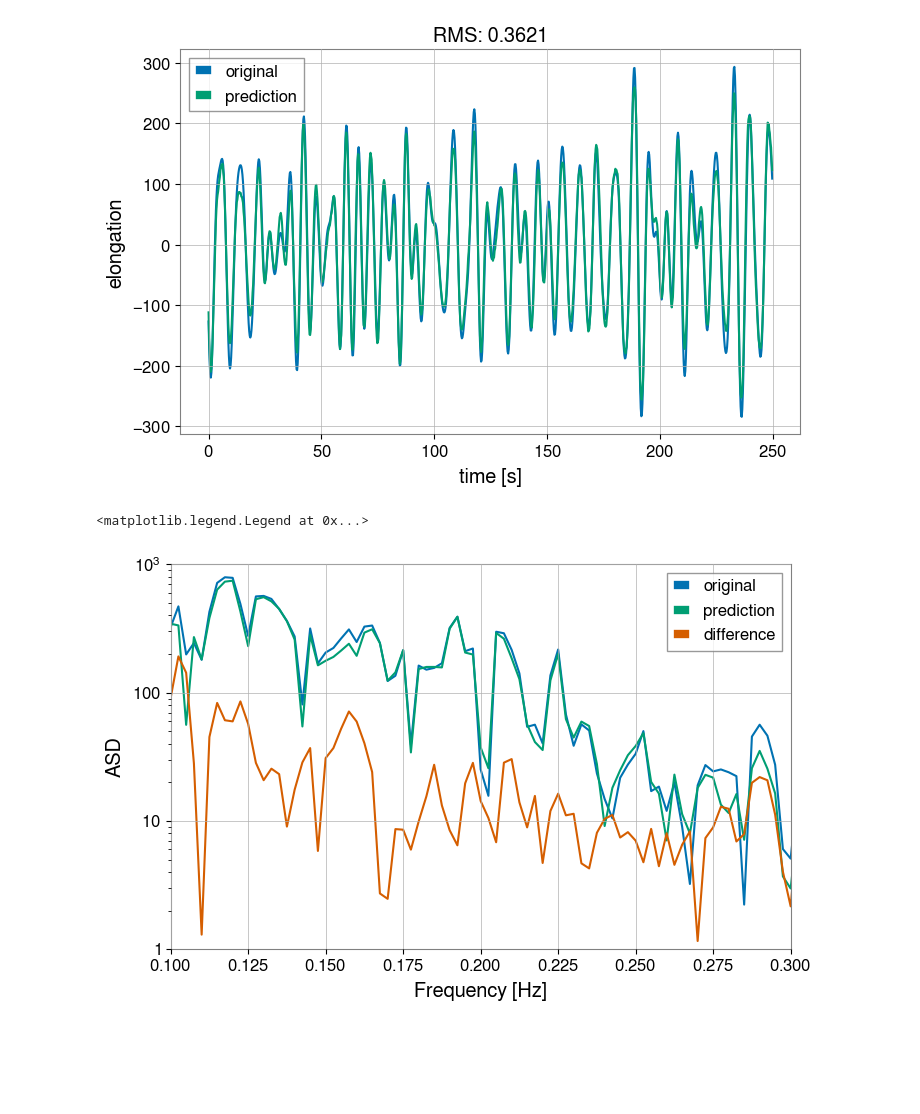
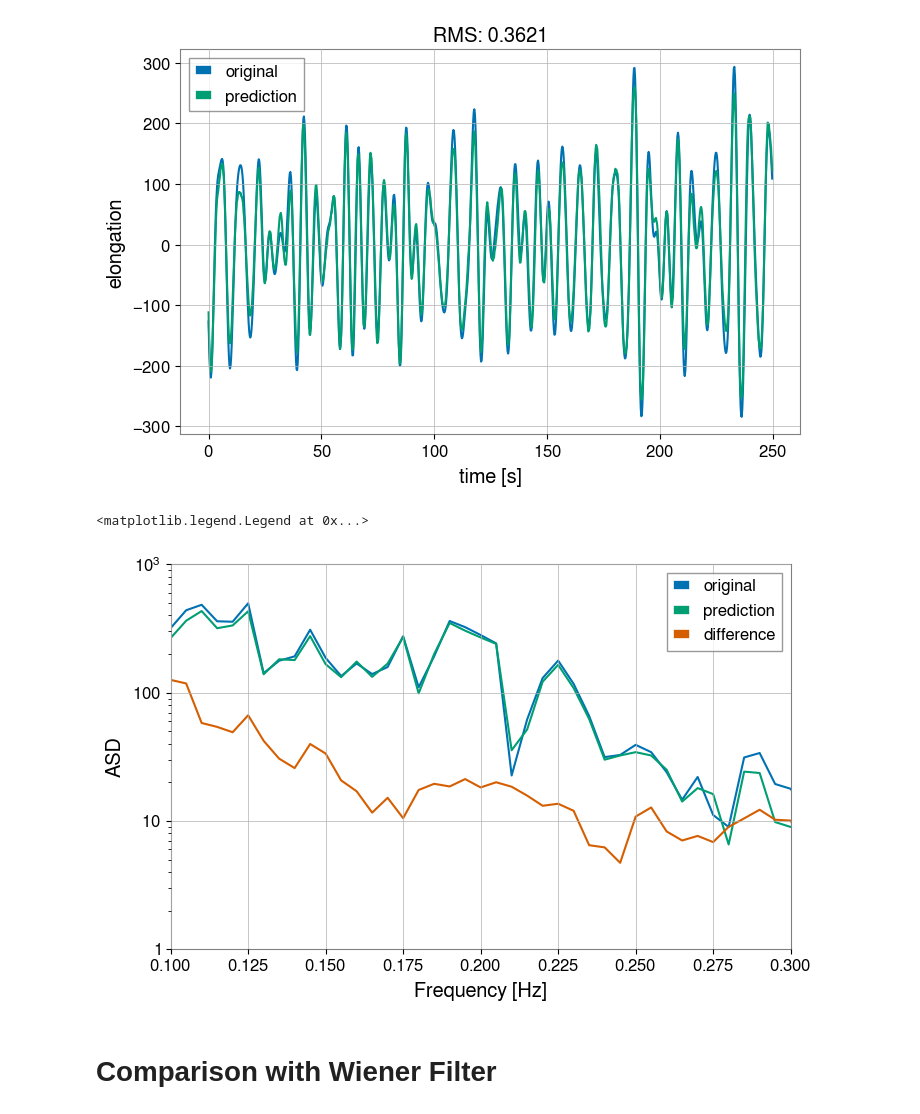
Before and after one commit to chreissel/ML4Seismic, a Jupyter notebook: Deepclean.ipynb, the cells around one changed output. Saved outputs shown, nothing was run; the diff lists cells and outputs as text; code cells hidden in the pictures; blank space fills up the shorter version.

```diff
--- a/Deepclean.ipynb
+++ b/Deepclean.ipynb
@@ -206,22 +206,26 @@ plt.legend()
 <matplotlib.legend.Legend at 0x...>
 [figure]
 # %%
-ASD_org = strain_org.asd(fftlength=400,overlap=0.1,method='median')
-ASD_pred_bp = strain_pred_bp.asd(fftlength=400,overlap=0.1,method='median')
-ASD_diff_bp = (strain_pred_bp-strain_org).asd(fftlength=400,overlap=0.1,method='median')
+fft_length = 200
+
+ASD_org = strain_org.asd(fftlength=fft_length,overlap=0.1,method='median')
+ASD_pred_bp = strain_pred_bp.asd(fftlength=fft_length,overlap=0.1,method='median')
+ASD_diff_bp = (strain_pred_bp-strain_org).asd(fftlength=fft_length,overlap=0.1,method='median')
 
 #plt.loglog(ASD_org, label='original')
 #plt.loglog(ASD_pred_bp, label='prediction')
 #plt.loglog(ASD_diff_bp, label='difference')
 plt.plot(ASD_org, label='original')
 plt.plot(ASD_pred_bp, label='prediction')
 plt.plot(ASD_diff_bp, label='difference')
 plt.xlabel('Frequency [Hz]')
 plt.ylabel('ASD')
 plt.xlim([0.1,0.3])
 plt.ylim([1, 10**3])
 plt.yscale('log')
 plt.legend()
 # %% [output]
 <matplotlib.legend.Legend at 0x...>
-[figure, old version]
+[figure, new version]
+# %% [markdown]
+# Comparison with Wiener Filter
```
Also changed, not shown: parts of 18 cells of this notebook, 1 other file.
